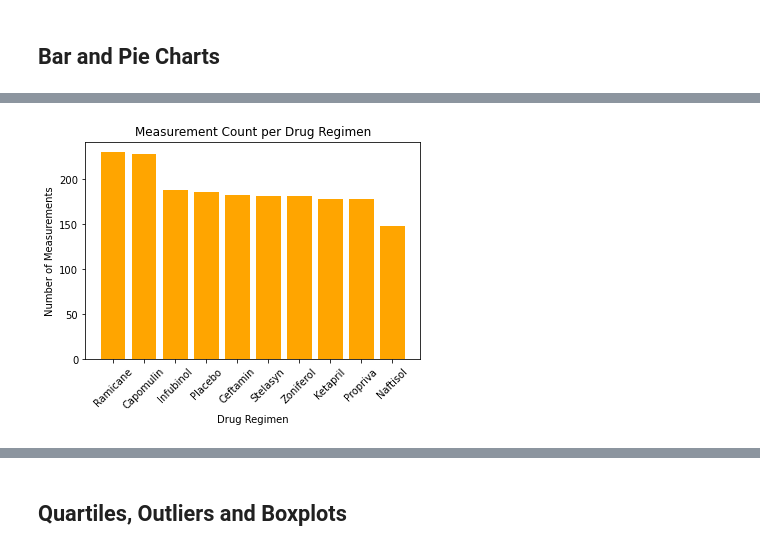
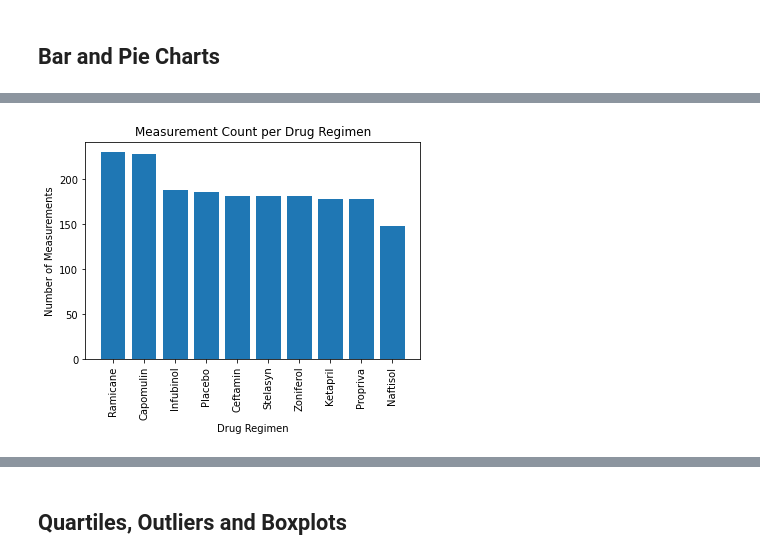
Before and after one commit to MaryColasanto/Pymaceuticals, a Jupyter notebook: pymaceuticals_starter.ipynb, the cells around one changed output, grey strips where cells are left out. Saved outputs shown, nothing was run; the diff lists cells and outputs as text; code cells hidden in the pictures.

```diff
--- a/pymaceuticals_starter.ipynb
+++ b/pymaceuticals_starter.ipynb
@@ -115,15 +123,15 @@ drug_stats
 # %%
 # Generate a bar plot showing the total number of measurements taken on each drug regimen using pyplot.
 drug = mousedata_clean["Drug Regimen"].unique()
 measurements = mousedata_clean["Drug Regimen"].value_counts()
 
-plt.bar(drug, measurements, facecolor="orange",)
+plt.bar(drug, measurements)
 plt.title("Measurement Count per Drug Regimen")
 plt.xlabel("Drug Regimen")
 plt.ylabel("Number of Measurements")
-plt.xticks(rotation=45)
+plt.xticks(rotation=90)
 plt.show()
 # %% [output]
-[figure, old version]
+[figure, new version]
 # %%
 # Generate a pie plot showing the distribution of female versus male mice using pandas
```
Also changed, not shown: parts of 3 cells of this notebook.
